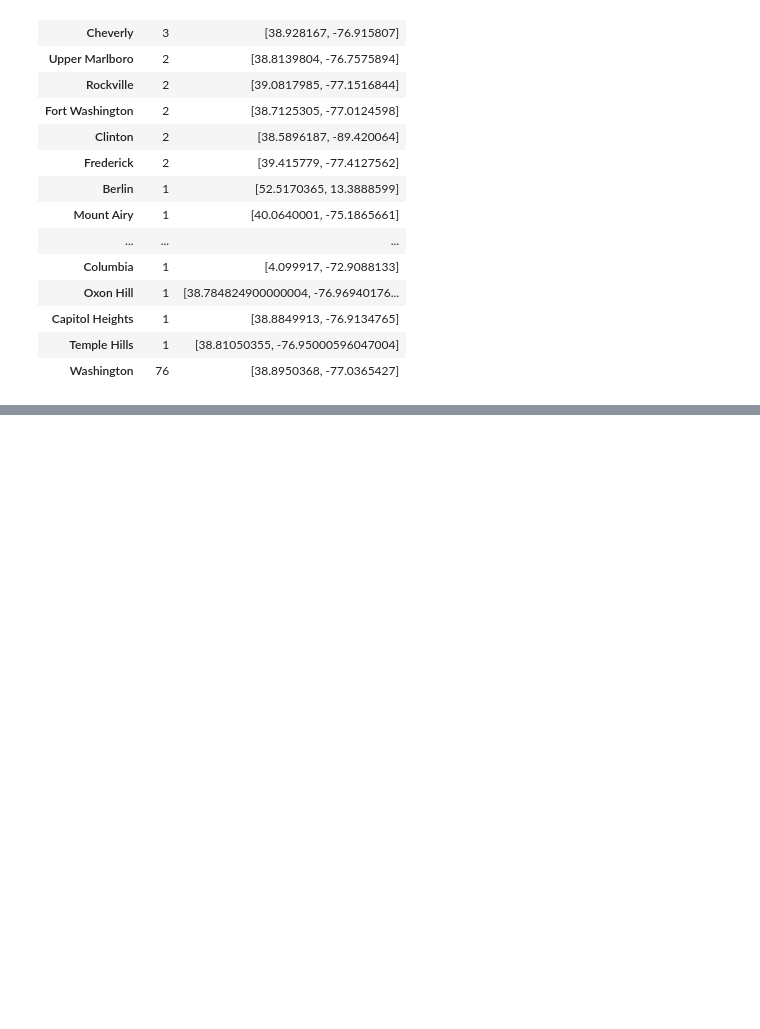
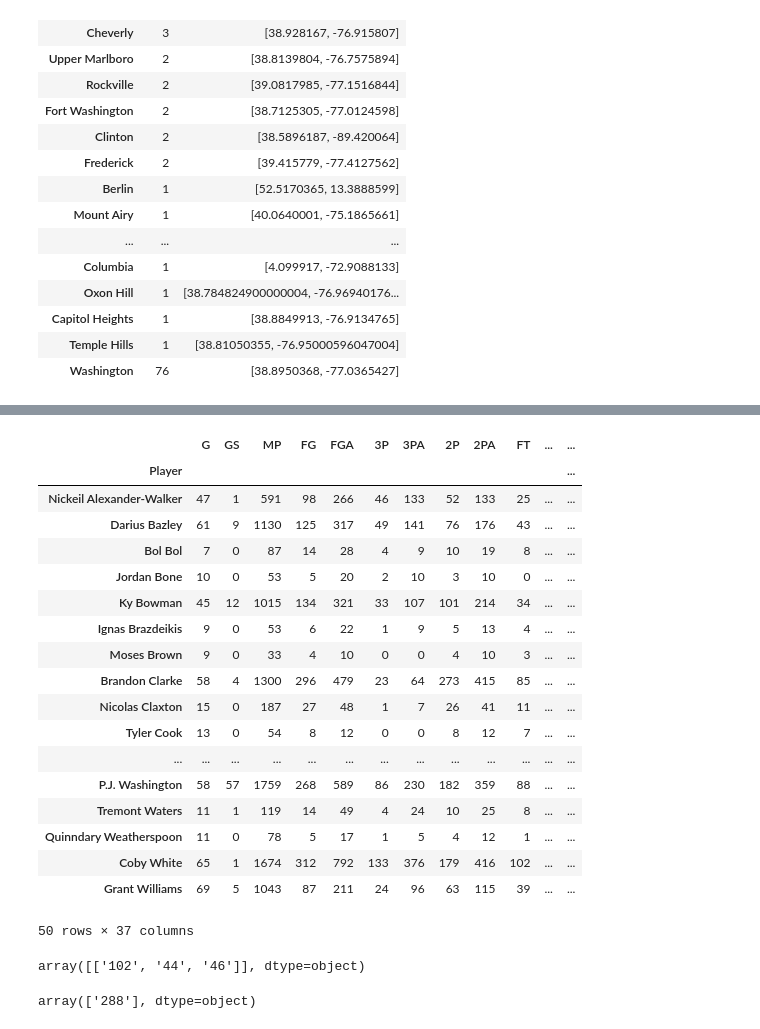
Before and after one commit to acook4148/CMSC320FinalProject, a Jupyter notebook: NBA Anal(ysis).ipynb, the cells around one changed output, grey strips where cells are left out. Saved outputs shown, nothing was run; the diff lists cells and outputs as text; code cells hidden in the pictures; blank space fills up the shorter version.

```diff
--- a/NBA Anal(ysis).ipynb
+++ b/NBA Anal(ysis).ipynb
@@ -886,0 +946,44 @@ int
+# %%
+combine_data={}
+for year in range(2000, 2020):
+#     seasons[year + 1]['Player'] = seasons[year + 1].index
+
+#     X = pd.DataFrame(combineData[combineData['YEAR'] == year]['Player Name'])
+#     X['REACH'] = combineData[combineData['YEAR'] == year]['REACH']
+#     X['NO SHOES'] = combineData[combineData['YEAR'] == year]['NO SHOES']
+#     X['WEIGHT'] = combineData[combineData['YEAR'] == year]['WEIGHT']
+#     X['WINGSPAN'] = combineData[combineData['YEAR'] == year]['WINGSPAN']
+#     X['STD VERT'] = combineData[combineData['YEAR'] == year]['STD VERT']
+#     X['MAX VERT'] = combineData[combineData['YEAR'] == year]['MAX VERT']
+#     X['3/4 SPRINT'] = combineData[combineData['YEAR'] == year]['3/4 SPRINT']
+#     X['BENCH'] = combineData[combineData['YEAR'] == year]['BENCH']
+#     X['BODY FAT %'] = combineData[combineData['YEAR'] == year]['BODY FAT %']
+#     X['HAND L'] = combineData[combineData['YEAR'] == year]['HAND L']
+#     X['HAND W'] = combineData[combineData['YEAR'] == year]['HAND W']
+#     combineData[combineData['YEAR'] == year] = pd.merge(X, seasons[year + 1], on = 'Player Name')
+    #combine = pd.concat([combine, pd.merge(X, seasons[year + 1], on = 'Player Name')])
+#     combineData[combineData['YEAR'] == year] = combineData[combineData['YEAR'] == year].join(seasons[year + 1], on = 'Player Name')
+#     seasons[2011].merge(combineData, on='Player', how='inner')
+
+    combine_data[year]=seasons[year + 1].merge(combineData[combineData['YEAR'] == year], on='Player', how='inner')
+combine_data[2019]
+# %% [output]
+|  | G | GS | MP | FG | FGA | 3P | 3PA | 2P | 2PA | FT | ... | ... |
+| Player |  |  |  |  |  |  |  |  |  |  |  | ... |
+| Nickeil Alexander-Walker | 47 | 1 | 591 | 98 | 266 | 46 | 133 | 52 | 133 | 25 | ... | ... |
+| Darius Bazley | 61 | 9 | 1130 | 125 | 317 | 49 | 141 | 76 | 176 | 43 | ... | ... |
+| Bol Bol | 7 | 0 | 87 | 14 | 28 | 4 | 9 | 10 | 19 | 8 | ... | ... |
+| Jordan Bone | 10 | 0 | 53 | 5 | 20 | 2 | 10 | 3 | 10 | 0 | ... | ... |
+| Ky Bowman | 45 | 12 | 1015 | 134 | 321 | 33 | 107 | 101 | 214 | 34 | ... | ... |
+| Ignas Brazdeikis | 9 | 0 | 53 | 6 | 22 | 1 | 9 | 5 | 13 | 4 | ... | ... |
+| Moses Brown | 9 | 0 | 33 | 4 | 10 | 0 | 0 | 4 | 10 | 3 | ... | ... |
+| Brandon Clarke | 58 | 4 | 1300 | 296 | 479 | 23 | 64 | 273 | 415 | 85 | ... | ... |
+| Nicolas Claxton | 15 | 0 | 187 | 27 | 48 | 1 | 7 | 26 | 41 | 11 | ... | ... |
+| Tyler Cook | 13 | 0 | 54 | 8 | 12 | 0 | 0 | 8 | 12 | 7 | ... | ... |
+| ... | ... | ... | ... | ... | ... | ... | ... | ... | ... | ... | ... | ... |
+| P.J. Washington | 58 | 57 | 1759 | 268 | 589 | 86 | 230 | 182 | 359 | 88 | ... | ... |
+| Tremont Waters | 11 | 1 | 119 | 14 | 49 | 4 | 24 | 10 | 25 | 8 | ... | ... |
+| Quinndary Weatherspoon | 11 | 0 | 78 | 5 | 17 | 1 | 5 | 4 | 12 | 1 | ... | ... |
+| Coby White | 65 | 1 | 1674 | 312 | 792 | 133 | 376 | 179 | 416 | 102 | ... | ... |
+| Grant Williams | 69 | 5 | 1043 | 87 | 211 | 24 | 96 | 63 | 115 | 39 | ... | ... |
+50 rows × 37 columns
@@ -886,0 +1000,4 @@ int
+# %%
+forestClass.predict([[76.5, 100.0, 180.9, 80.25, 3.19, 33.5, 41.5, 10.483417, 4.700000, 8.250000, 8.750000]])
+# %% [output]
+array([['102', '44', '46']], dtype=object)
@@ -886,0 +1025,4 @@ int
+# %%
+forestClass.predict([[115]])
+# %% [output]
+array(['288'], dtype=object)
```
Also changed, not shown: parts of 6 cells of this notebook, 1 other file.
